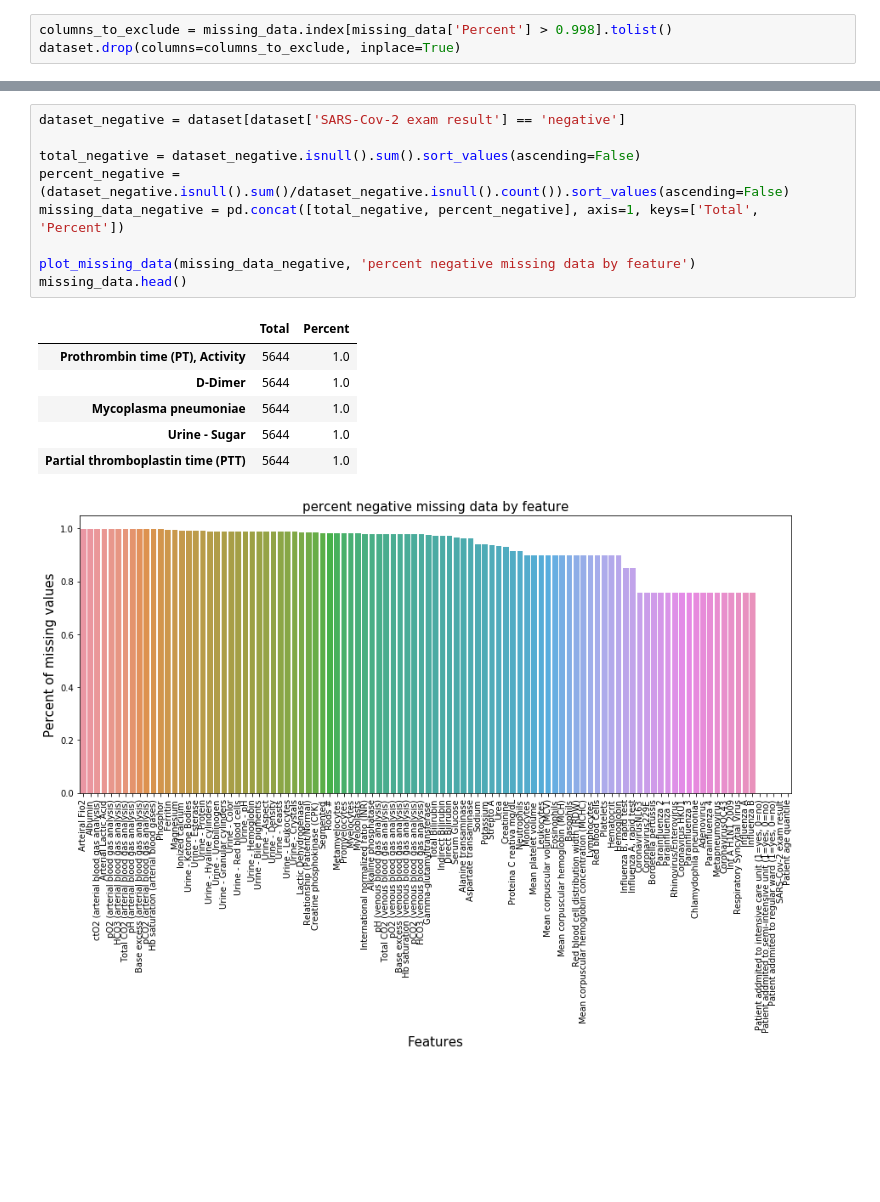
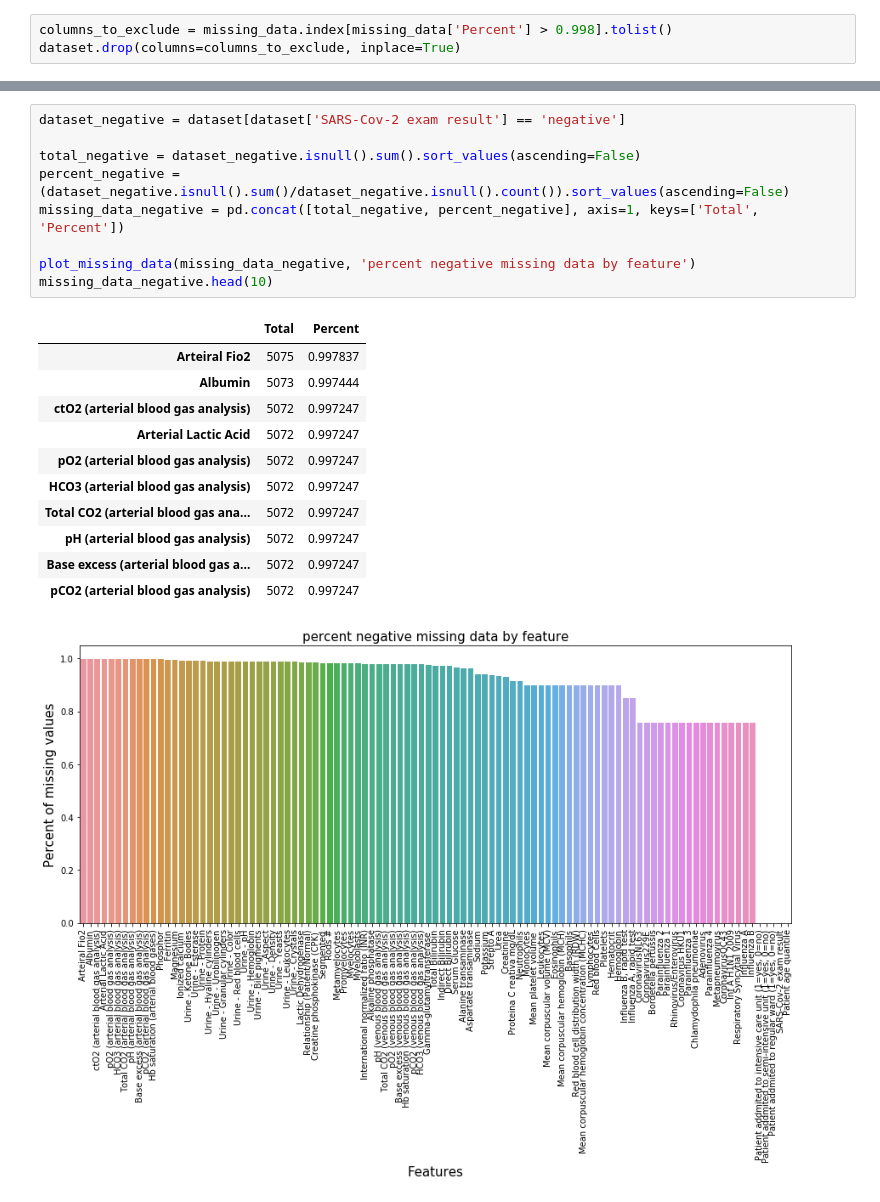
Before and after one commit to isabelatelles/covid19, a Jupyter notebook: Analysis.ipynb, the cells around one changed output, grey strips where cells are left out. Cells and saved outputs as stored; diff of their text form; blank space fills up the shorter version.

```diff
--- a/Analysis.ipynb
+++ b/Analysis.ipynb
@@ -73,17 +79,22 @@ missing_data.head()
 # %%
 dataset_negative = dataset[dataset['SARS-Cov-2 exam result'] == 'negative']
 
 total_negative = dataset_negative.isnull().sum().sort_values(ascending=False)
 percent_negative = (dataset_negative.isnull().sum()/dataset_negative.isnull().count()).sort_values(ascending=False)
 missing_data_negative = pd.concat([total_negative, percent_negative], axis=1, keys=['Total', 'Percent'])
 
 plot_missing_data(missing_data_negative, 'percent negative missing data by feature')
-missing_data.head()
+missing_data_negative.head(10)
 # %% [output]
 |  | Total | Percent |
-| Prothrombin time (PT), Activity | 5644 | 1.0 |
-| D-Dimer | 5644 | 1.0 |
-| Mycoplasma pneumoniae | 5644 | 1.0 |
-| Urine - Sugar | 5644 | 1.0 |
-| Partial thromboplastin time (PTT) | 5644 | 1.0 |
+| Arteiral Fio2 | 5075 | 0.997837 |
+| Albumin | 5073 | 0.997444 |
+| ctO2 (arterial blood gas analysis) | 5072 | 0.997247 |
+| Arterial Lactic Acid | 5072 | 0.997247 |
+| pO2 (arterial blood gas analysis) | 5072 | 0.997247 |
+| HCO3 (arterial blood gas analysis) | 5072 | 0.997247 |
+| Total CO2 (arterial blood gas ana... | 5072 | 0.997247 |
+| pH (arterial blood gas analysis) | 5072 | 0.997247 |
+| Base excess (arterial blood gas a... | 5072 | 0.997247 |
+| pCO2 (arterial blood gas analysis) | 5072 | 0.997247 |
 [figure]
```
Also changed, not shown: parts of 5 cells of this notebook.
